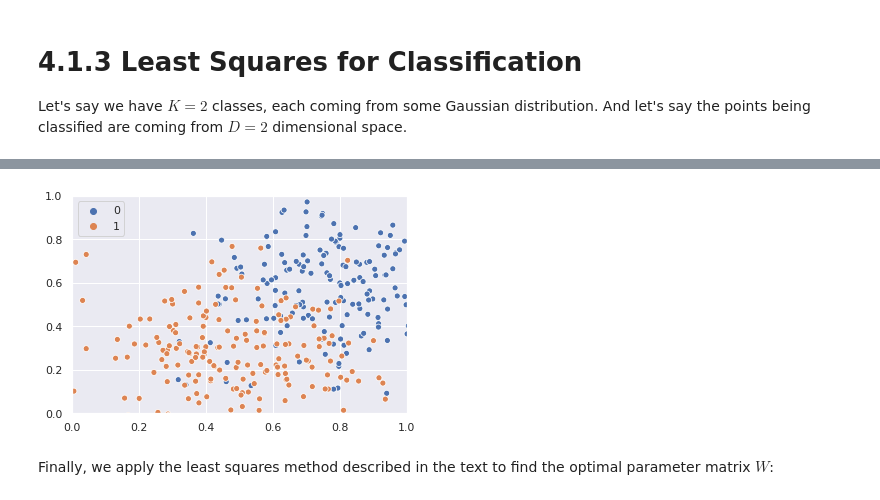
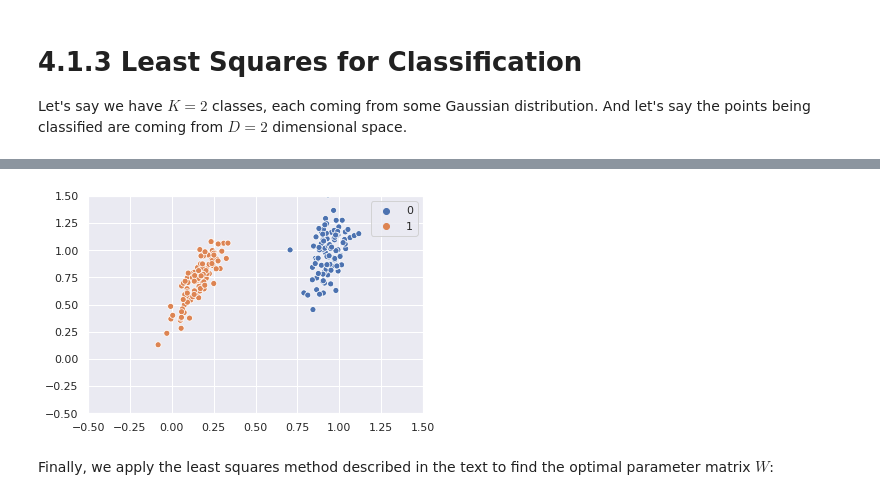
Before and after one commit to ebrahimebrahim/notes, a Jupyter notebook: ch4.ipynb, the cells around one changed output, grey strips where cells are left out. Cells and saved outputs as stored; diff of their text form; code cells hidden in the pictures.

```diff
--- a/ch4.ipynb
+++ b/ch4.ipynb
@@ -27,0 +31,6 @@ print(mu1,mu2)
+# %%
+def random_cov_matrix(n):
+    """Sample an nxn positive definite matrix.
+    Return it, along with the 'Ainv' that generated it."""
+    A = np.linalg.inv(np.random.multivariate_normal(np.zeros(n),100*np.identity(n),n).transpose())
+    return A.transpose() @ A, A
@@ -27,0 +43,18 @@ print(mu1,mu2)
+# %%
+# choose two random covariance matrices
+cov1, A1 = random_cov_matrix(2)
+cov2, A2 = random_cov_matrix(2)
+
+# plot dots for the means again
+ax = sns.scatterplot(x = means.transpose()[0], y = means.transpose()[1],hue=[0,1])
+
+# display a contour of the gaussians with parameters mu1, cov1 and mu2, cov2
+r = 1
+theta = np.linspace(0,2*np.pi)
+x1_circ = r * np.array(list(map(np.cos,theta)))
+x2_circ = r * np.array(list(map(np.sin,theta)))
+ellipse1 = (A1.transpose() @ np.array([x1_circ,x2_circ]))
+ellipse2 = (A2.transpose() @ np.array([x1_circ,x2_circ]))
+ax.plot(ellipse1[0]+mu1[0],ellipse1[1]+mu1[1])
+ax.plot(ellipse2[0]+mu2[0],ellipse2[1]+mu2[1])
+set_bounds(ax)
@@ -28,19 +63,17 @@ print(mu1,mu2)
 # %%
 # Generate some data from those distributions:
 
-num_points = 200
-cov1 = 0.05*np.identity(2)
-cov2 = 0.05*np.identity(2)
+num_points = 100
 data1 = np.random.multivariate_normal(mu1,cov1,size=num_points)
 data2 = np.random.multivariate_normal(mu2,cov2,size=num_points)
 data_all = np.concatenate((data1,data2))
 color_data = np.concatenate((np.repeat(0,num_points),np.repeat(1,num_points)))
 ax = sns.scatterplot(x   = data_all.transpose()[0],
                      y   = data_all.transpose()[1],
                      hue = color_data)
 set_bounds(ax)
 # %% [output]
-[figure, old version]
+[figure, new version]
 # %% [markdown]
 Finally, we apply the least squares method described in the text to find the optimal parameter matrix $W$:
 # %%
```
Also changed, not shown: parts of 22 cells of this notebook.
